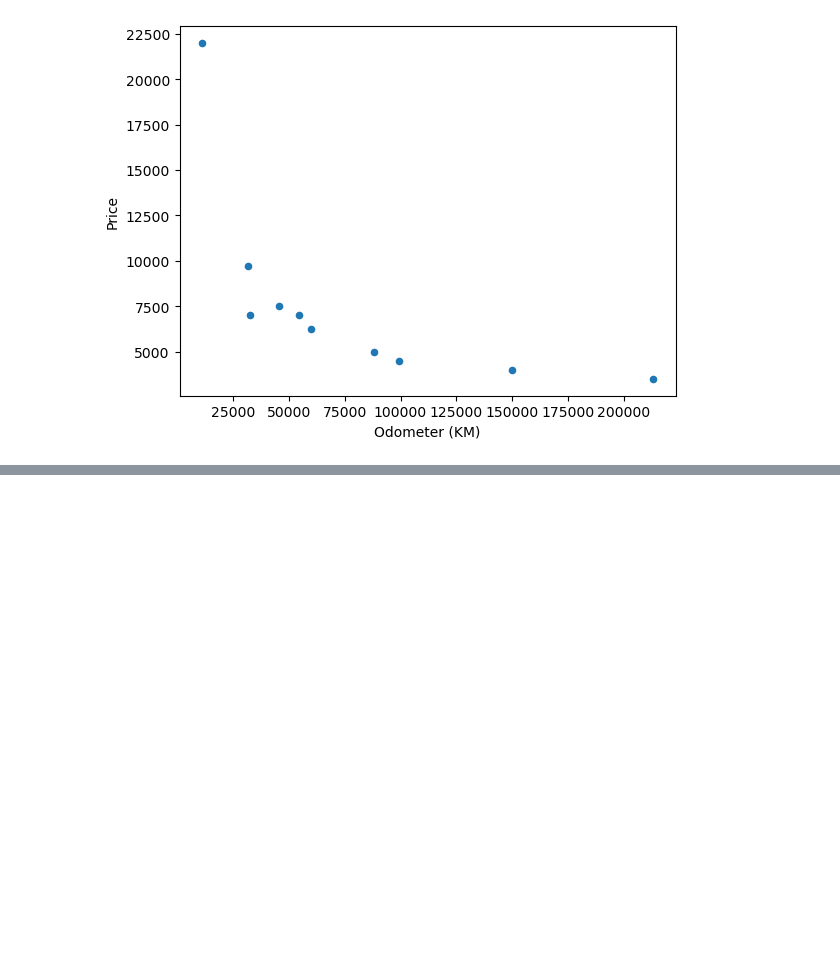
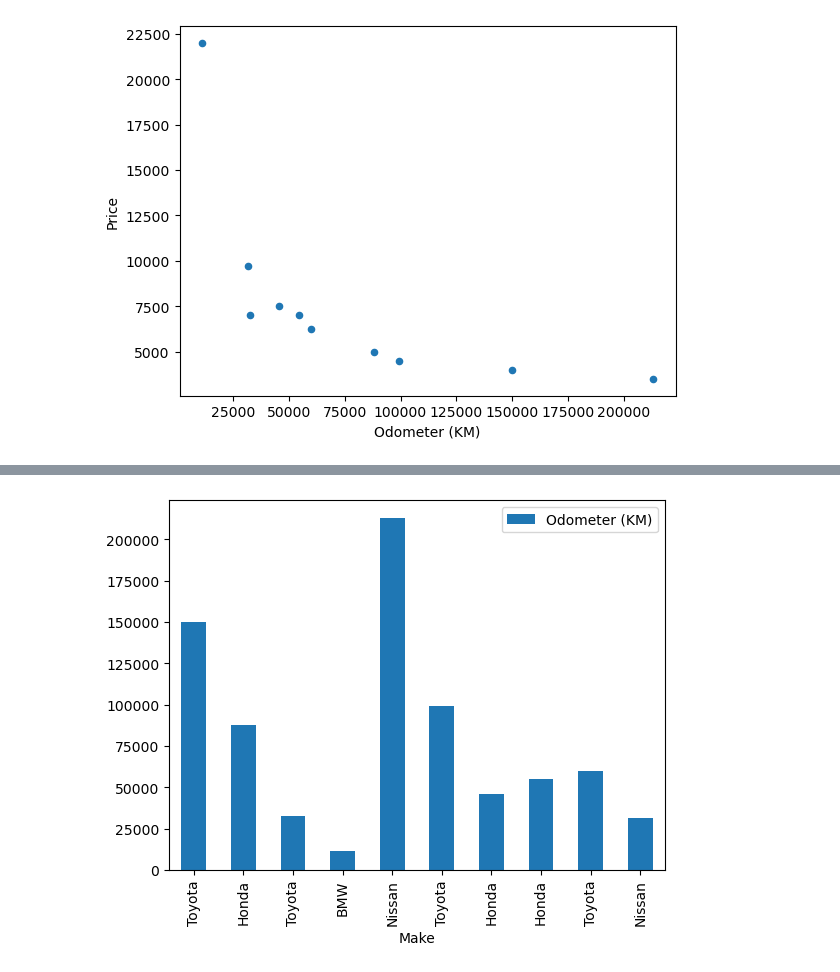
Before and after one commit to hamzazahidulislam/simple-ml, a Jupyter notebook: introduction-to-matplotlib.ipynb, the cells around one changed output, grey strips where cells are left out. Cells and saved outputs as stored; diff of their text form; code cells hidden in the pictures; blank space fills up the shorter version.

```diff
--- a/introduction-to-matplotlib.ipynb
+++ b/introduction-to-matplotlib.ipynb
@@ -381,0 +426,5 @@ plt.show()
+# %%
+car_sales.plot(x="Make", y="Odometer (KM)", kind="bar")
+plt.show()
+# %% [output]
+[figure, added]
```
Also changed, not shown: parts of 7 cells of this notebook.
